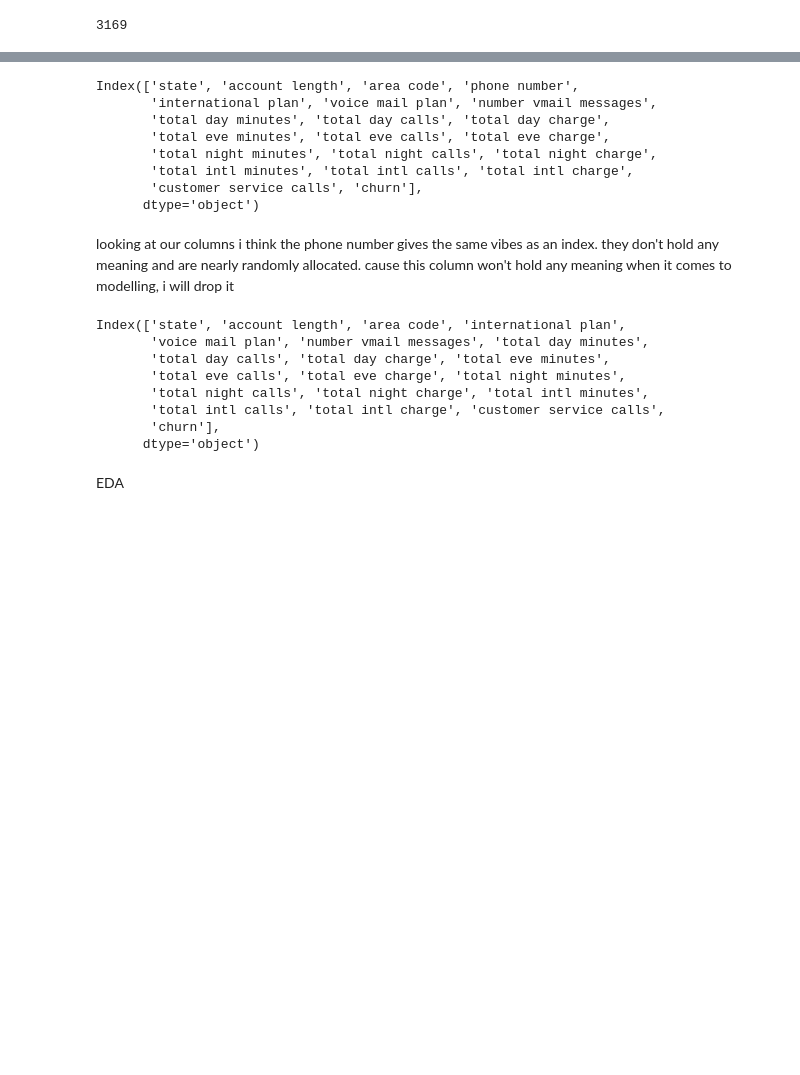
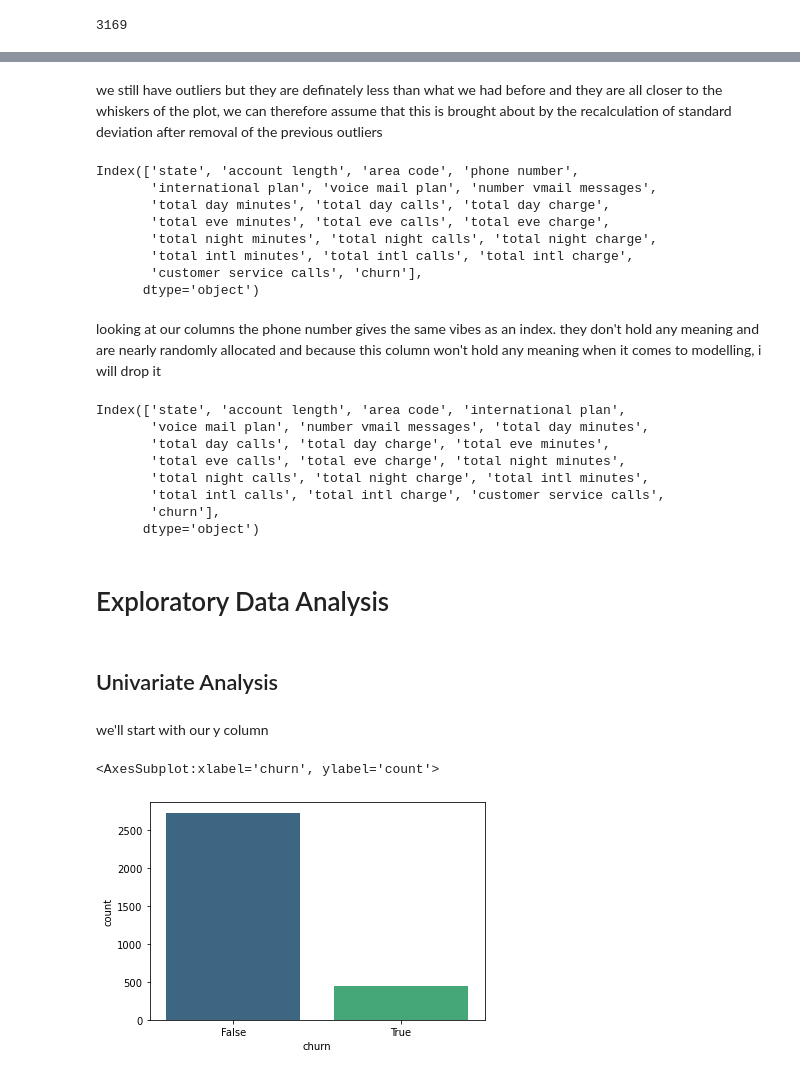
Before and after one commit to Sandrakiptumm/Phase-3-project, a Jupyter notebook: index.ipynb, the cells around one changed output, grey strips where cells are left out. Saved outputs shown, nothing was run; the diff lists cells and outputs as text; code cells hidden in the pictures; blank space fills up the shorter version.

```diff
--- a/index.ipynb
+++ b/index.ipynb
@@ -243,3 +289,5 @@ len(df)
+# %% [markdown]
+we still have outliers but they are definately less than what we had before and they are all closer to the whiskers of the plot, we can therefore assume that this is brought about by the recalculation of standard deviation after removal of the previous outliers
 # %%
 df.columns
 # %% [output]
@@ -252,7 +300,7 @@ Index(['state', 'account length', 'area code', 'phone number',
        'customer service calls', 'churn'],
       dtype='object')
 # %% [markdown]
-looking at our columns i think the phone number gives the same vibes as an index. they don't hold any meaning and are nearly randomly allocated. cause this column won't hold any meaning when it comes to modelling, i will drop it
+looking at our columns the phone number gives the same vibes as an index. they don't hold any meaning and are nearly randomly allocated and because this column won't hold any meaning when it comes to modelling, i will drop it
 # %%
 df.drop(["phone number"], axis=1, inplace=True)
 df.columns
@@ -265,5 +313,15 @@ Index(['state', 'account length', 'area code', 'international plan',
        'total intl calls', 'total intl charge', 'customer service calls',
        'churn'],
       dtype='object')
-# %% [markdown]
-EDA
+# %% [markdown]
+# Exploratory Data Analysis
+# %% [markdown]
+## Univariate Analysis
+# %% [markdown]
+we'll start with our y column
+# %%
+# churn column
+sns.countplot(data=df, x="churn", palette='viridis')
+# %% [output]
+<AxesSubplot:xlabel='churn', ylabel='count'>
+[figure, added]
```
Also changed, not shown: parts of 73 cells of this notebook.
